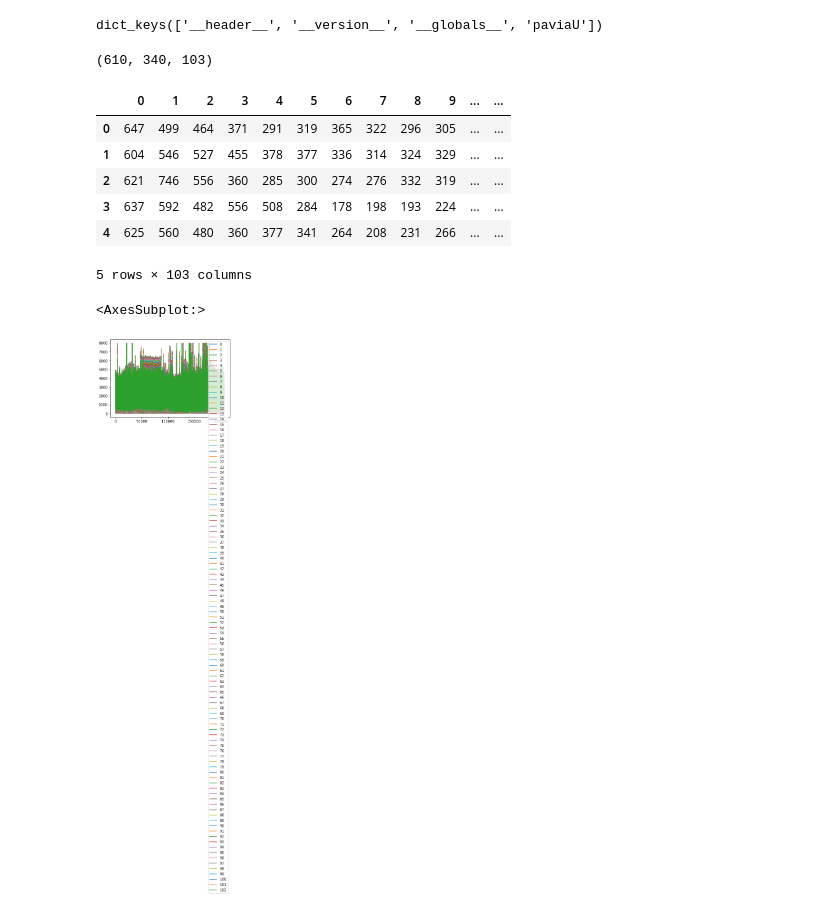
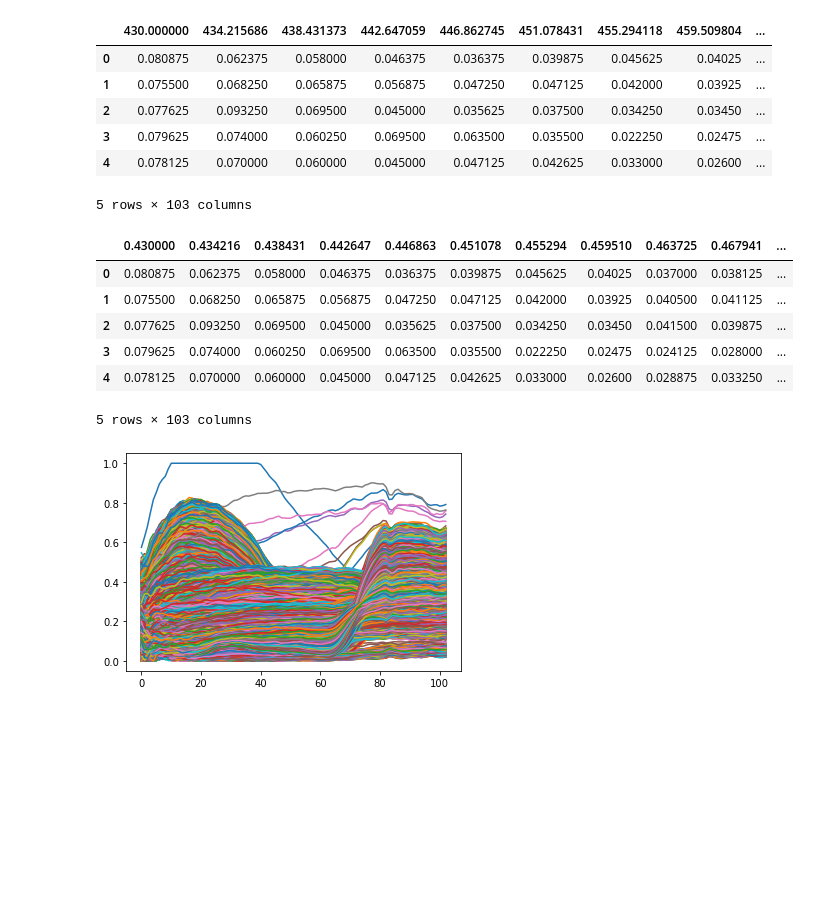
Before and after one commit to makepath/rapids-hsi-demo, a Jupyter notebook: Shakudo_Demo.ipynb, the cells around one changed output. Cells and saved outputs as stored; diff of their text form; code cells hidden in the pictures; blank space fills up the shorter version.

```diff
--- a/Shakudo_Demo.ipynb
+++ b/Shakudo_Demo.ipynb
@@ -11,10 +13,0 @@ import pandas as pd
-# %%
-data = sio.loadmat('pavia.mat')
-data.keys()
-# %% [output]
-dict_keys(['__header__', '__version__', '__globals__', 'paviaU'])
-# %%
-hsi = data['paviaU']
-hsi.shape
-# %% [output]
-(610, 340, 103)
@@ -21,18 +24,32 @@ hsi.shape
 # %%
-hsi_vec = np.reshape(hsi,(hsi.shape[0]*hsi.shape[1],hsi.shape[2]))
-time = np.linspace(0,1,len(df))
-df = pd.DataFrame(hsi_vec)
-df.head()
+hsi_vec = cupy.reshape(hsi,(hsi.shape[0]*hsi.shape[1],hsi.shape[2]))
+mask_vec = cupy.reshape(mask,(mask.shape[0]*mask.shape[1],)).astype(bool)
+hsi_vec = hsi_vec/cupy.max(hsi_vec)
-# %% [output]
-|  | 0 | 1 | 2 | 3 | 4 | 5 | 6 | 7 | 8 | 9 | ... | ... |
-| 0 | 647 | 499 | 464 | 371 | 291 | 319 | 365 | 322 | 296 | 305 | ... | ... |
-| 1 | 604 | 546 | 527 | 455 | 378 | 377 | 336 | 314 | 324 | 329 | ... | ... |
-| 2 | 621 | 746 | 556 | 360 | 285 | 300 | 274 | 276 | 332 | 319 | ... | ... |
-| 3 | 637 | 592 | 482 | 556 | 508 | 284 | 178 | 198 | 193 | 224 | ... | ... |
-| 4 | 625 | 560 | 480 | 360 | 377 | 341 | 264 | 208 | 231 | 266 | ... | ... |
-5 rows × 103 columns
+# %%
+time = cupy.linspace(0,1,len(hsi_vec))
+cdf = cudf.DataFrame(hsi_vec,columns=wvs)
+df = pd.DataFrame(hsi_vec,columns=wvs)
+cdf.head()
+# %% [output]
+|  | 430.000000 | 434.215686 | 438.431373 | 442.647059 | 446.862745 | 451.078431 | 455.294118 | 459.509804 | ... |
+| 0 | 0.080875 | 0.062375 | 0.058000 | 0.046375 | 0.036375 | 0.039875 | 0.045625 | 0.04025 | ... |
+| 1 | 0.075500 | 0.068250 | 0.065875 | 0.056875 | 0.047250 | 0.047125 | 0.042000 | 0.03925 | ... |
+| 2 | 0.077625 | 0.093250 | 0.069500 | 0.045000 | 0.035625 | 0.037500 | 0.034250 | 0.03450 | ... |
+| 3 | 0.079625 | 0.074000 | 0.060250 | 0.069500 | 0.063500 | 0.035500 | 0.022250 | 0.02475 | ... |
+| 4 | 0.078125 | 0.070000 | 0.060000 | 0.045000 | 0.047125 | 0.042625 | 0.033000 | 0.02600 | ... |
+5 rows × 103 columns
 # %%
-df.plot()
+df.head()
 # %% [output]
+|  | 0.430000 | 0.434216 | 0.438431 | 0.442647 | 0.446863 | 0.451078 | 0.455294 | 0.459510 | 0.463725 | 0.467941 | ... |
+| 0 | 0.080875 | 0.062375 | 0.058000 | 0.046375 | 0.036375 | 0.039875 | 0.045625 | 0.04025 | 0.037000 | 0.038125 | ... |
+| 1 | 0.075500 | 0.068250 | 0.065875 | 0.056875 | 0.047250 | 0.047125 | 0.042000 | 0.03925 | 0.040500 | 0.041125 | ... |
+| 2 | 0.077625 | 0.093250 | 0.069500 | 0.045000 | 0.035625 | 0.037500 | 0.034250 | 0.03450 | 0.041500 | 0.039875 | ... |
+| 3 | 0.079625 | 0.074000 | 0.060250 | 0.069500 | 0.063500 | 0.035500 | 0.022250 | 0.02475 | 0.024125 | 0.028000 | ... |
+| 4 | 0.078125 | 0.070000 | 0.060000 | 0.045000 | 0.047125 | 0.042625 | 0.033000 | 0.02600 | 0.028875 | 0.033250 | ... |
-<AxesSubplot:>
+5 rows × 103 columns
-[figure, removed]
+# %%
+plt.plot(hsi_vec.T)
+plt.show()
+# %% [output]
+[figure, added]
```
Also changed, not shown: parts of 2 cells of this notebook, 4 other files.
